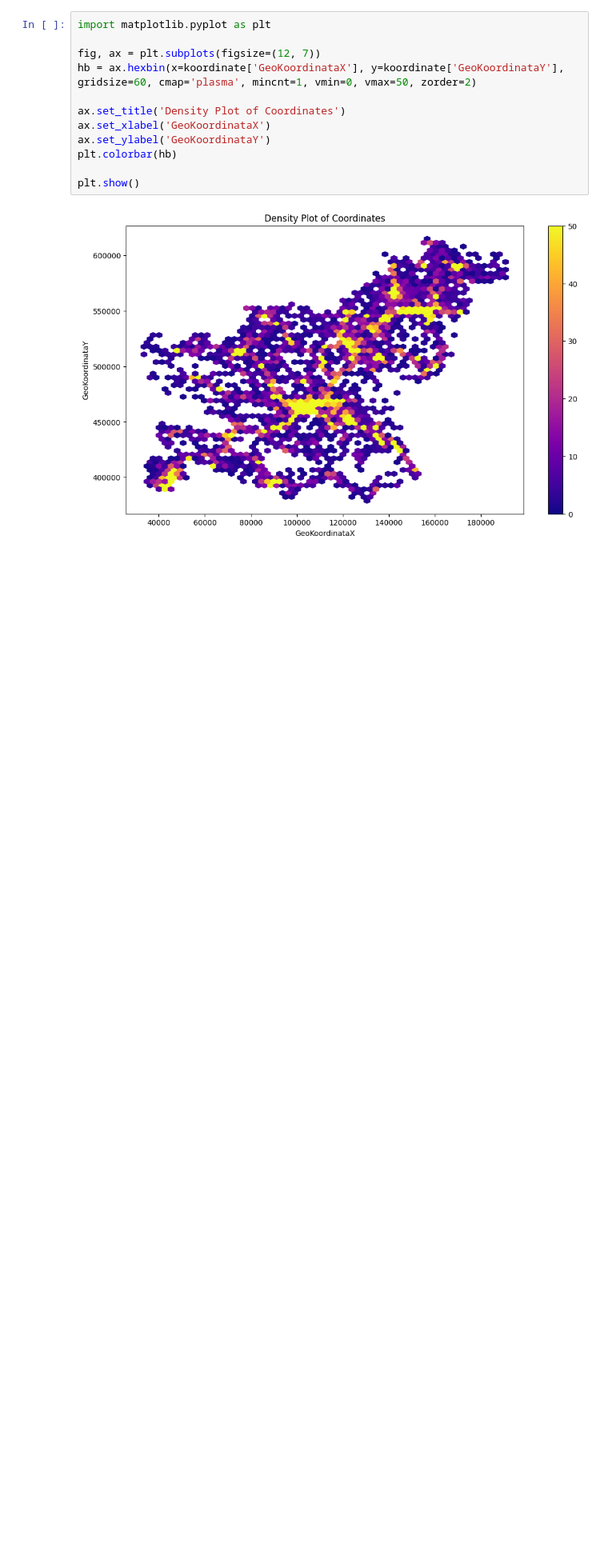
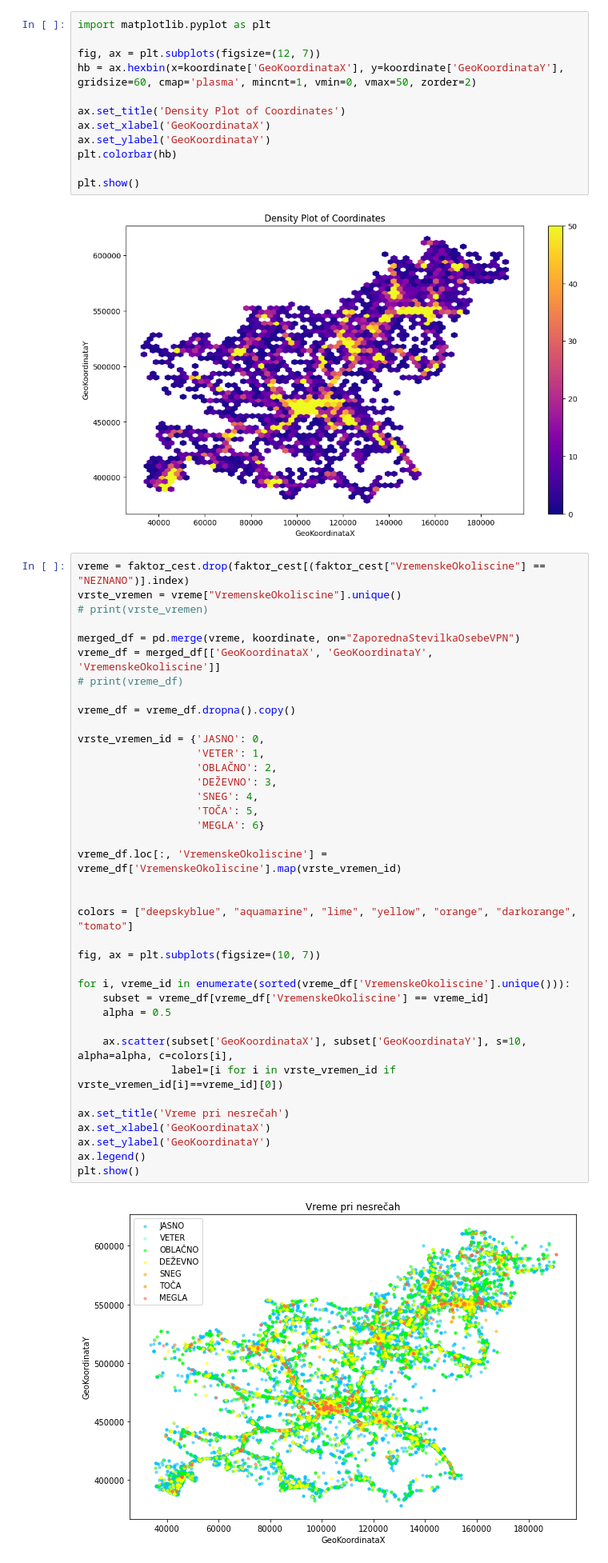
Before and after one commit to TilenS2002/PR22NPJINBMCTS, a Jupyter notebook: Heatmap.ipynb, the cells around one changed output. Shown: that part at 80% size. Saved outputs shown, nothing was run; the diff lists cells and outputs as text; blank space fills up the shorter version.

Commit message:
dodal heatmap vrste vremen pri nesrečah

```diff
--- a/Heatmap.ipynb
+++ b/Heatmap.ipynb
@@ -50,3 +50,43 @@ plt.colorbar(hb)
 plt.show()
 # %% [output]
 [figure]
+# %%
+vreme = faktor_cest.drop(faktor_cest[(faktor_cest["VremenskeOkoliscine"] == "NEZNANO")].index)
+vrste_vremen = vreme["VremenskeOkoliscine"].unique()
+# print(vrste_vremen)
+
+merged_df = pd.merge(vreme, koordinate, on="ZaporednaStevilkaOsebeVPN")
+vreme_df = merged_df[['GeoKoordinataX', 'GeoKoordinataY', 'VremenskeOkoliscine']]
+# print(vreme_df)
+
+vreme_df = vreme_df.dropna().copy()
+
+vrste_vremen_id = {'JASNO': 0,
+                   'VETER': 1,
+                   'OBLAČNO': 2,
+                   'DEŽEVNO': 3,
+                   'SNEG': 4,
+                   'TOČA': 5,
+                   'MEGLA': 6}
+
+vreme_df.loc[:, 'VremenskeOkoliscine'] = vreme_df['VremenskeOkoliscine'].map(vrste_vremen_id)
+
+
+colors = ["deepskyblue", "aquamarine", "lime", "yellow", "orange", "darkorange", "tomato"]
+
+fig, ax = plt.subplots(figsize=(10, 7))
+
+for i, vreme_id in enumerate(sorted(vreme_df['VremenskeOkoliscine'].unique())):
+    subset = vreme_df[vreme_df['VremenskeOkoliscine'] == vreme_id]
+    alpha = 0.5
+
+    ax.scatter(subset['GeoKoordinataX'], subset['GeoKoordinataY'], s=10, alpha=alpha, c=colors[i],
+               label=[i for i in vrste_vremen_id if vrste_vremen_id[i]==vreme_id][0])
+
+ax.set_title('Vreme pri nesrečah')
+ax.set_xlabel('GeoKoordinataX')
+ax.set_ylabel('GeoKoordinataY')
+ax.legend()
+plt.show()
+# %% [output]
+[figure, added]
```
